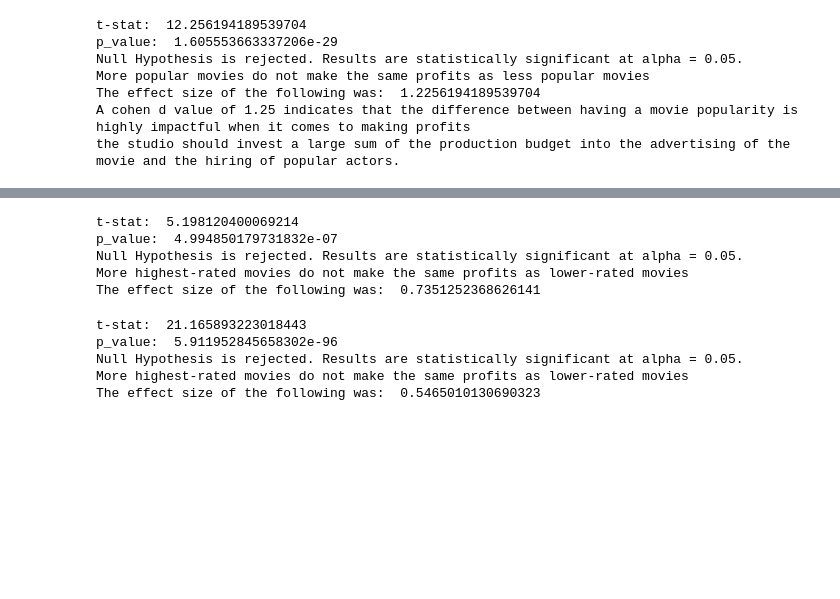
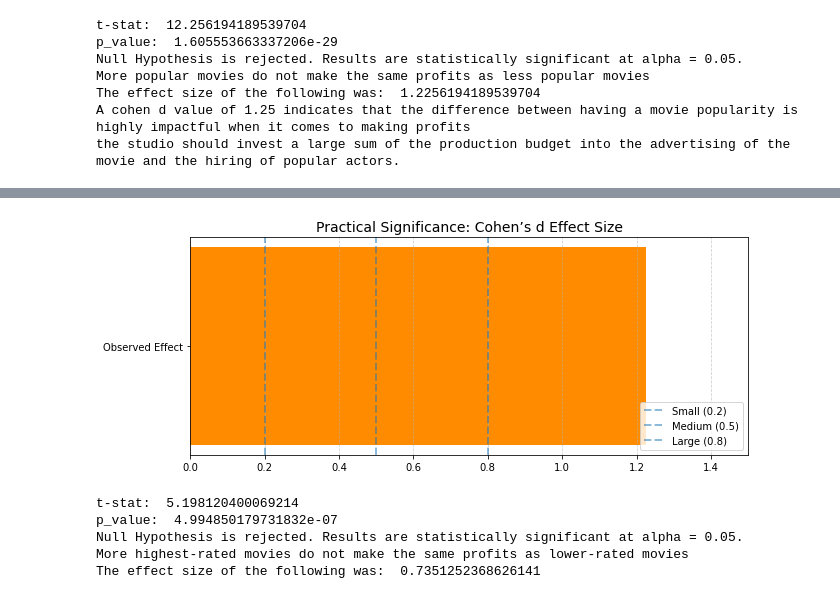
Before and after one commit to FrancisNdirangu/Phase-2-Project, a Jupyter notebook: movies_notebook_2 brian visuals.ipynb, the cells around one changed output, grey strips where cells are left out. Saved outputs shown, nothing was run; the diff lists cells and outputs as text; code cells hidden in the pictures; blank space fills up the shorter version.

```diff
--- a/movies_notebook_2 brian visuals.ipynb
+++ b/movies_notebook_2 brian visuals.ipynb
@@ -985,3 +1019,18 @@ the studio should invest a large sum of the production budget into the advertisi
+# %%
+# Cohen’s d reference lines
+effect_ref = {'Small': 0.2, 'Medium': 0.5, 'Large': 0.8}
+
+plt.figure(figsize=(10, 4))
+plt.barh(['Observed Effect'], [effect_size], color='darkorange', height=0.5)
+for label, val in effect_ref.items():
+    plt.axvline(val, linestyle='--', alpha=0.5, label=f'{label} ({val})', linewidth=2)
+plt.title('Practical Significance: Cohen’s d Effect Size', fontsize=14)
+plt.xlim(0, 1.5)
+plt.legend(loc='lower right')
+plt.grid(axis='x', linestyle='--', alpha=0.6)
+plt.show()
+# %% [output]
+[figure, added]
 # %%
 # all_combined[['title','runtime_minutes']].groupby('title').mean().sort_values('runtime_minutes',ascending=True).head(50)
 
@@ -1017,44 +1066,3 @@ p_value:  4.994850179731832e-07
 Null Hypothesis is rejected. Results are statistically significant at alpha = 0.05.
 More highest-rated movies do not make the same profits as lower-rated movies
 The effect size of the following was:  0.7351252368626141
-# %%
-#Hypothesis number 4
-#Alternative hypothesis: The sci-fi genre makes more profits than any other genre?
-#Null Hypothesis: The sci-fi genre do not make more profit than other genres?
-df_clean =all_combined.copy()
-
-# Create sci-fi flag (handling multi-genre entries)
-df_clean['is_sci_fi'] = df_clean['genres'].str.contains('Sci-Fi', case=False, na=False)
-
-# Split into groups
-sci_fi_profits = df_clean[df_clean['is_sci_fi']]['profits']
-non_sci_fi_profits = df_clean[~df_clean['is_sci_fi']]['profits']
-
-
-sample_sci_fi = sci_fi_profits.sample(n=3000,random_state=42)
-sample_not_sci_fi = non_sci_fi_profits.sample(n=3000,random_state=42)
-
-t_statistic, p_value = stats.ttest_ind(sci_fi_profits, non_sci_fi_profits, equal_var=True)
-
-
-
-alpha = 0.05
-t_statistic, p_value = stats.ttest_ind(sample_sci_fi,sample_not_sci_fi)
-print('t-stat: ',t_statistic)
-print('p_value: ',p_value)
-
-if p_value < alpha:
-    print('Null Hypothesis is rejected. Results are statistically significant at alpha = 0.05.')
-    print('More highest-rated movies do not make the same profits as lower-rated movies')
-else:
-    print('Failed to reject null hypothesis. Results are not statistically significant')
-
-
-effect_size = cohen_d(sample_sci_fi,sample_not_sci_fi)
-print('The effect size of the following was: ',effect_size)
-# %% [output]
-t-stat:  21.165893223018443
-p_value:  5.911952845658302e-96
-Null Hypothesis is rejected. Results are statistically significant at alpha = 0.05.
-More highest-rated movies do not make the same profits as lower-rated movies
-The effect size of the following was:  0.5465010130690323
```
Also changed, not shown: parts of 5 cells of this notebook, 9 other files.
